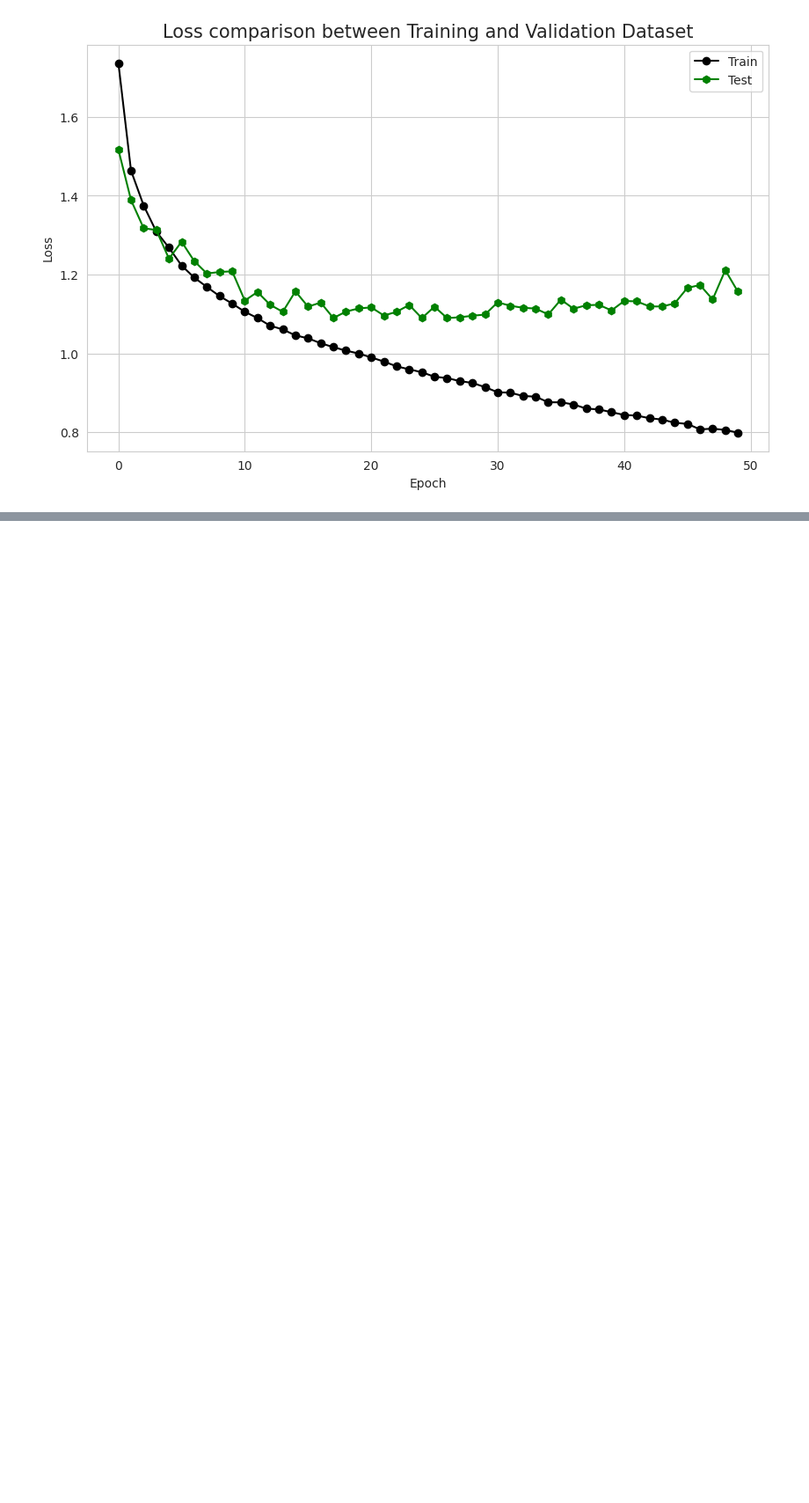
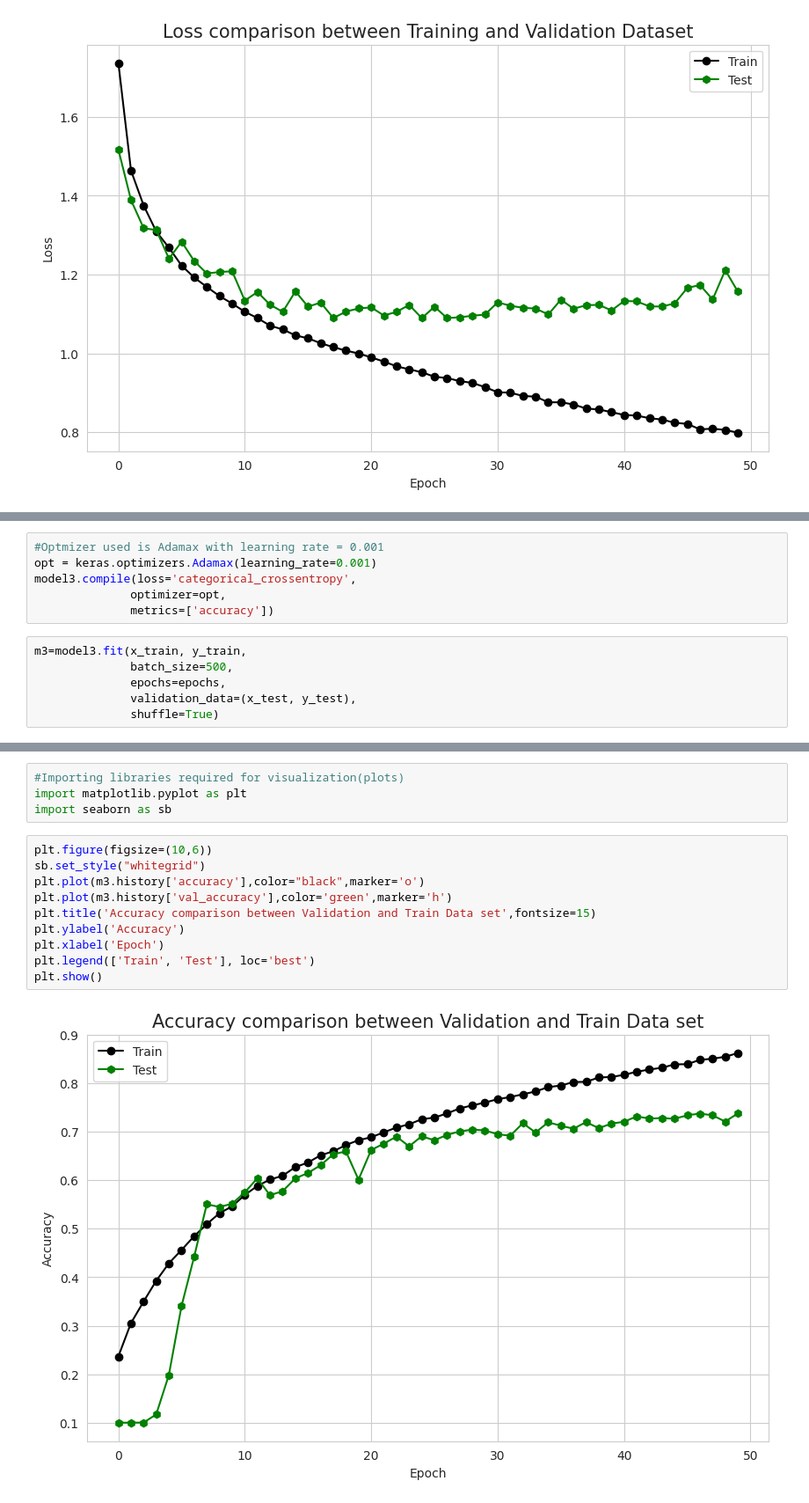
Before and after one commit to dev3225/Image_Classification_CIFAR-10_dataset, a Jupyter notebook: Model/Image_classification.ipynb, the cells around one changed output, grey strips where cells are left out. Shown at 88% size. Drawn from its saved outputs; the diff is of its cells as text; blank space fills up the shorter version.

Commit message:
Relu-softmax-adamax-batchnormalization

```diff
--- a/Model/Image_classification.ipynb
+++ b/Model/Image_classification.ipynb
@@ -247,0 +309,12 @@ plt.show()
+# %%
+#Optmizer used is Adamax with learning rate = 0.001
+opt = keras.optimizers.Adamax(learning_rate=0.001)
+model3.compile(loss='categorical_crossentropy',
+              optimizer=opt,
+              metrics=['accuracy'])
+# %%
+m3=model3.fit(x_train, y_train,
+              batch_size=500,
+              epochs=epochs,
+              validation_data=(x_test, y_test),
+              shuffle=True)
@@ -247,0 +339,16 @@ plt.show()
+# %%
+#Importing libraries required for visualization(plots)
+import matplotlib.pyplot as plt
+import seaborn as sb
+# %%
+plt.figure(figsize=(10,6))
+sb.set_style("whitegrid")
+plt.plot(m3.history['accuracy'],color="black",marker='o')
+plt.plot(m3.history['val_accuracy'],color='green',marker='h')
+plt.title('Accuracy comparison between Validation and Train Data set',fontsize=15)
+plt.ylabel('Accuracy')
+plt.xlabel('Epoch')
+plt.legend(['Train', 'Test'], loc='best')
+plt.show()
+# %% [output]
+[figure, added]
```
Also changed, not shown: parts of 13 cells of this notebook.
